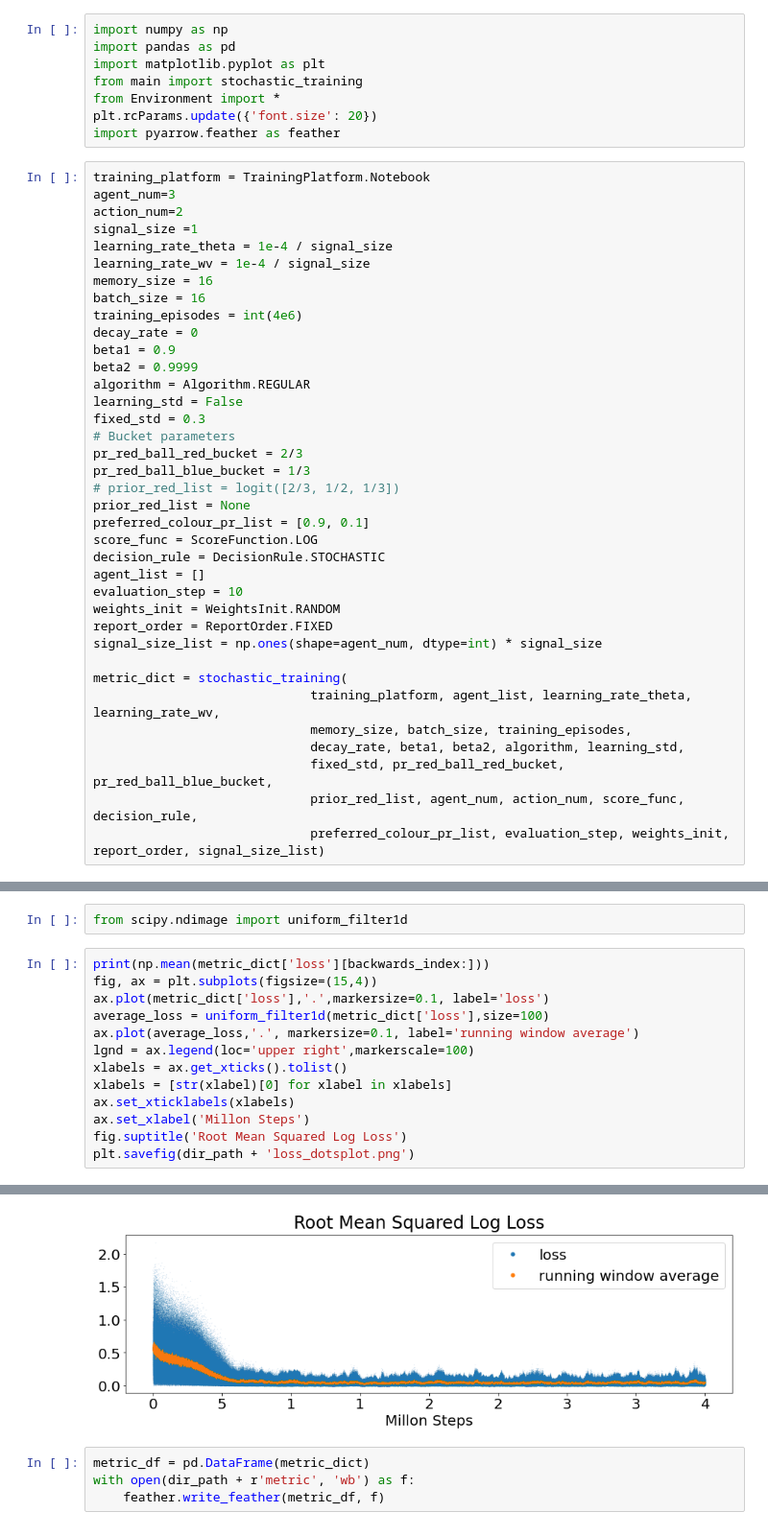
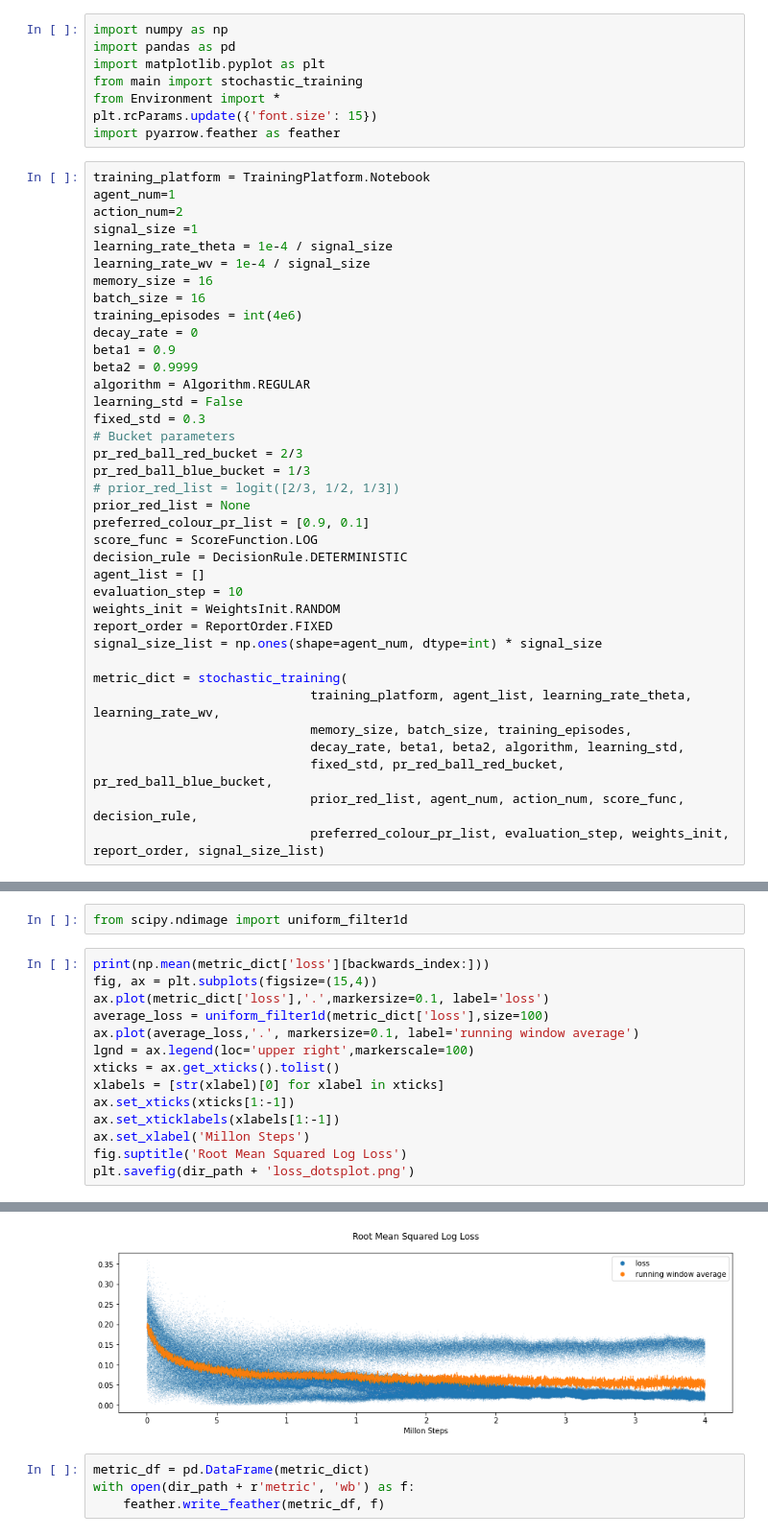
Before and after one commit to realwenlongwang/PeerPredictionPrincipalSignal, a Jupyter notebook: Stochastic_Gradient_Bandit_with_Continous_Action_Space.ipynb, the cells around one changed output, grey strips where cells are left out. Shown at 96% size. Drawn from its saved outputs; the diff is of its cells as text.

```diff
--- a/Stochastic_Gradient_Bandit_with_Continous_Action_Space.ipynb
+++ b/Stochastic_Gradient_Bandit_with_Continous_Action_Space.ipynb
@@ -8,11 +8,11 @@ import pandas as pd
 import matplotlib.pyplot as plt
 from main import stochastic_training
 from Environment import *
-plt.rcParams.update({'font.size': 20})
+plt.rcParams.update({'font.size': 15})
 import pyarrow.feather as feather
 # %%
 training_platform = TrainingPlatform.Notebook
-agent_num=3
+agent_num=1
 action_num=2
 signal_size =1
 learning_rate_theta = 1e-4 / signal_size
@@ -33,7 +33,7 @@ pr_red_ball_blue_bucket = 1/3
 prior_red_list = None
 preferred_colour_pr_list = [0.9, 0.1]
 score_func = ScoreFunction.LOG
-decision_rule = DecisionRule.STOCHASTIC
+decision_rule = DecisionRule.DETERMINISTIC
 agent_list = []
 evaluation_step = 10
 weights_init = WeightsInit.RANDOM
@@ -113,9 +103,10 @@ ax.plot(metric_dict['loss'],'.',markersize=0.1, label='loss')
 average_loss = uniform_filter1d(metric_dict['loss'],size=100)
 ax.plot(average_loss,'.', markersize=0.1, label='running window average')
 lgnd = ax.legend(loc='upper right',markerscale=100)
-xlabels = ax.get_xticks().tolist()
-xlabels = [str(xlabel)[0] for xlabel in xlabels]
-ax.set_xticklabels(xlabels)
+xticks = ax.get_xticks().tolist()
+xlabels = [str(xlabel)[0] for xlabel in xticks]
+ax.set_xticks(xticks[1:-1])
+ax.set_xticklabels(xlabels[1:-1])
 ax.set_xlabel('Millon Steps')
 fig.suptitle('Root Mean Squared Log Loss')
 plt.savefig(dir_path + 'loss_dotsplot.png')
@@ -124,4 +115,4 @@ plt.savefig(dir_path + 'loss_dotsplot.png')
-[figure, old version]
+[figure, new version]
 # %%
 metric_df = pd.DataFrame(metric_dict)
 with open(dir_path + r'metric', 'wb') as f:
```
Also changed, not shown: parts of 11 cells of this notebook, 3 other files.
